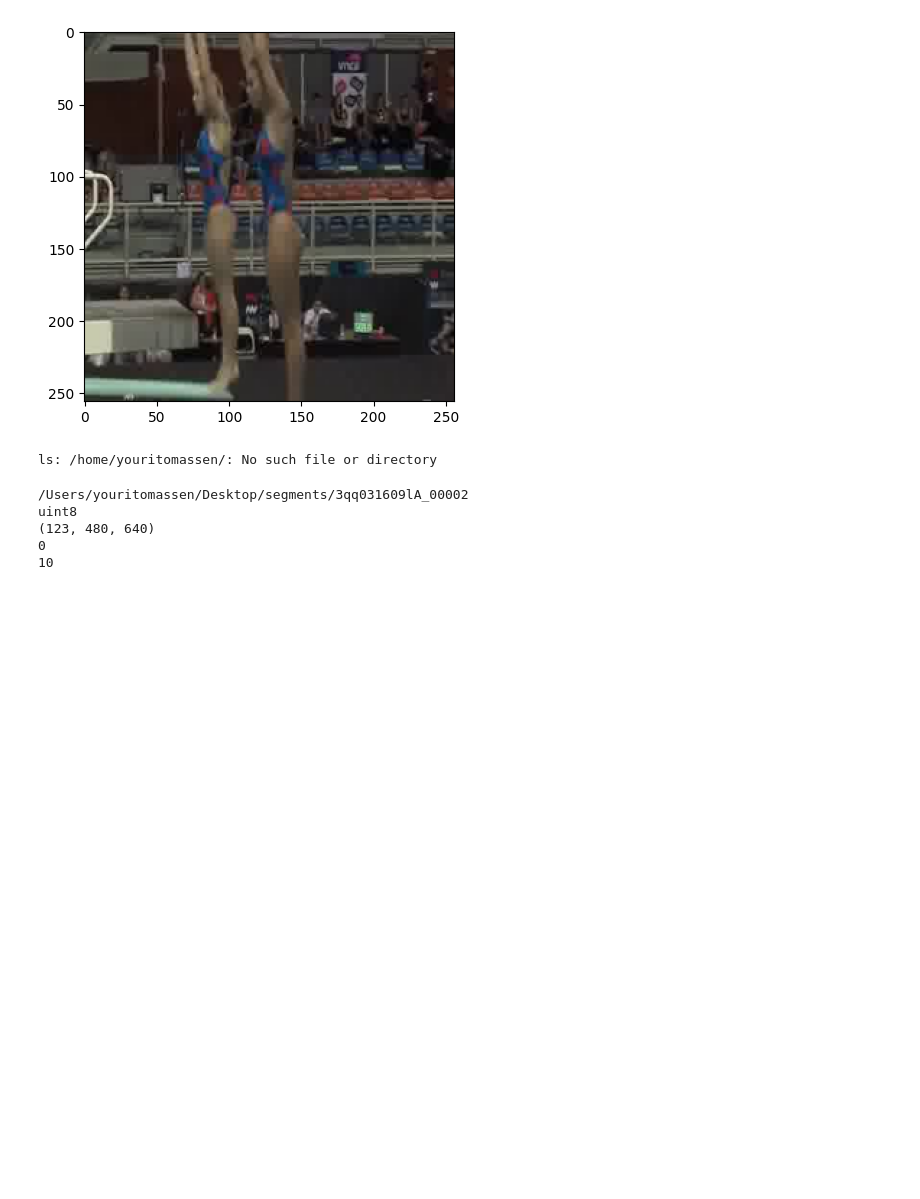
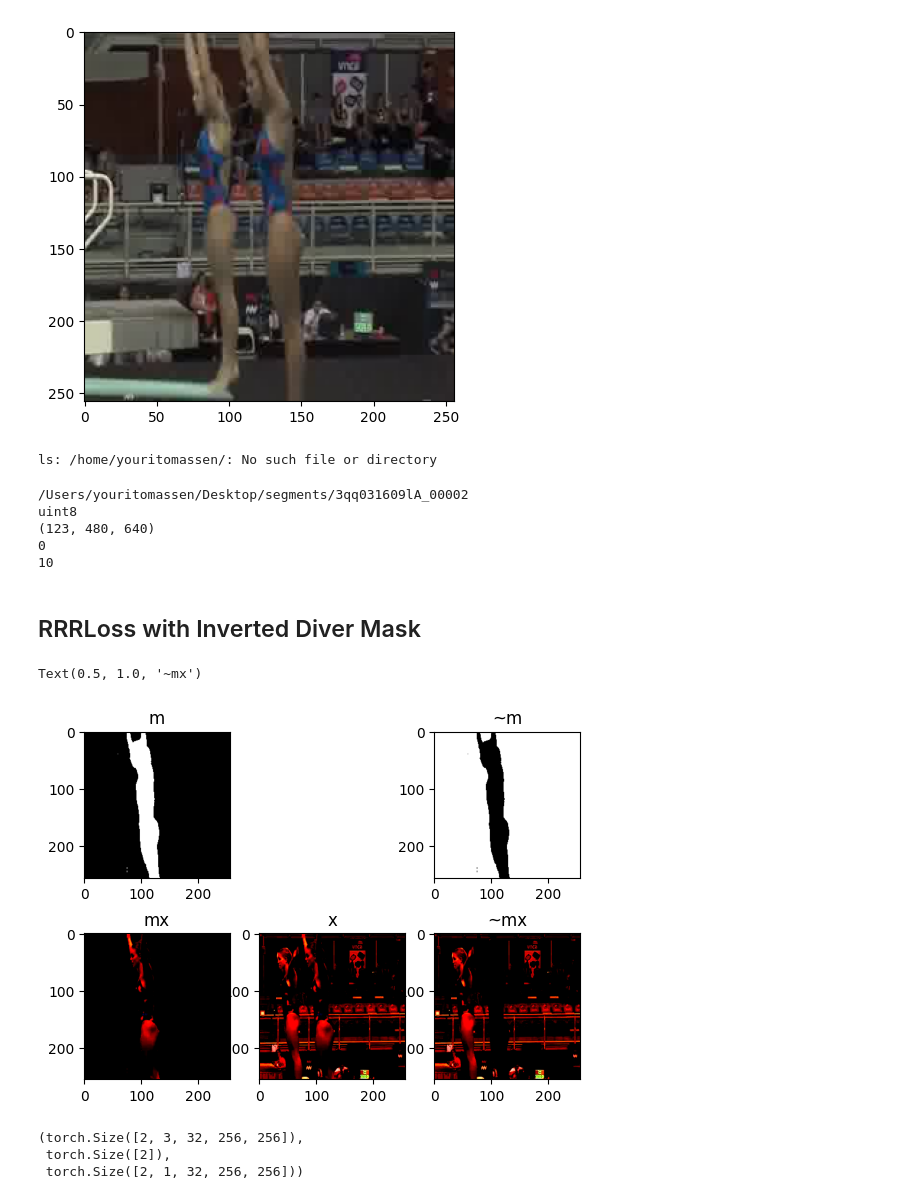
Before and after one commit to sirTomasson/diveslowlearnfast, a Jupyter notebook: notebooks/Dice Loss.ipynb, the cells around one changed output. Cells and saved outputs as stored; diff of their text form; code cells hidden in the pictures; blank space fills up the shorter version.

Commit message:
RRRLoss with inverted diver masks

```diff
--- a/notebooks/Dice Loss.ipynb
+++ b/notebooks/Dice Loss.ipynb
@@ -484,3 +484,57 @@ from PIL import Image
 for idx, s in enumerate(S):
     s = np.uint8(s * 255)
     Image.fromarray(s).save(f'/Users/youritomassen/Desktop/masks/{idx:04d}.png')
+# %% [markdown]
+## RRRLoss with Inverted Diver Mask
+# %%
+cfg.EGL.METHOD = 'ogl'
+cfg.EGL.LOSS_FUNC = 'rrr'
+cfg.DATA.TEST_CROP_SIZE = 256
+diving48 = Diving48Dataset(
+    cfg.DATA.DATASET_PATH,
+    cfg.DATA.NUM_FRAMES,
+    cfg.SLOWFAST.ALPHA,
+    transform_fn=train_helper.get_base_transform(cfg, cfg.DATA.TEST_CROP_SIZE),
+    mask_transform_fn=train_helper.get_mask_transform(cfg),
+    video_ids= ['3qq031609lA_00002', 'iv0Gu1VXAgc_00167', 'aektxm8cLdo_00000'],
+    loader_mode='jpg',
+    mask_type='segments',
+    crop_size=(cfg.DATA.TEST_CROP_SIZE, cfg.DATA.TEST_CROP_SIZE),
+)
+
+loader = iter(torch.utils.data.DataLoader(diving48, batch_size=2))
+
+x, y, _, _, _, m = diving48[0]
+# %%
+ax = plt.subplot(2, 3, 5)
+ax.imshow(x.permute(1, 2, 3, 0)[0])
+ax.set_title('x')
+
+mx = m * x
+ax = plt.subplot(2, 3, 4)
+ax.imshow(mx.permute(1, 2, 3, 0)[0])
+ax.set_title('mx')
+
+ax = plt.subplot(2, 3, 1)
+ax.imshow(m.permute(1, 2, 3, 0)[0], cmap='gray')
+ax.set_title('m')
+
+im = ~m
+ax = plt.subplot(2, 3, 3)
+ax.imshow(im.permute(1, 2, 3, 0)[0], cmap='gray')
+ax.set_title('~m')
+
+mix = im * x
+ax = plt.subplot(2, 3, 6)
+ax.imshow(mix.permute(1, 2, 3, 0)[0], cmap='gray')
+ax.set_title('~mx')
+# %% [output]
+Text(0.5, 1.0, '~mx')
+[figure, added]
+# %%
+xb, yb, _, _, _, m = next(loader)
+xb.shape, yb.shape, m.shape
+# %% [output]
+(torch.Size([2, 3, 32, 256, 256]),
+ torch.Size([2]),
+ torch.Size([2, 1, 32, 256, 256]))
```
Also changed, not shown: parts of 1 cell of this notebook, 1 other file.
